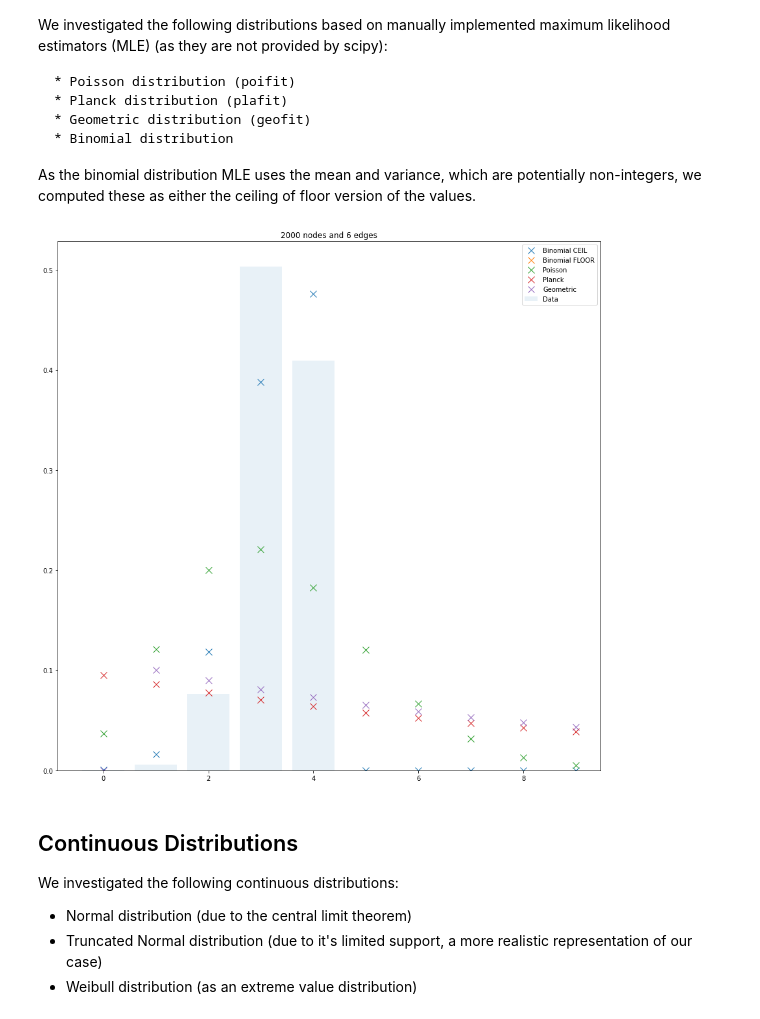
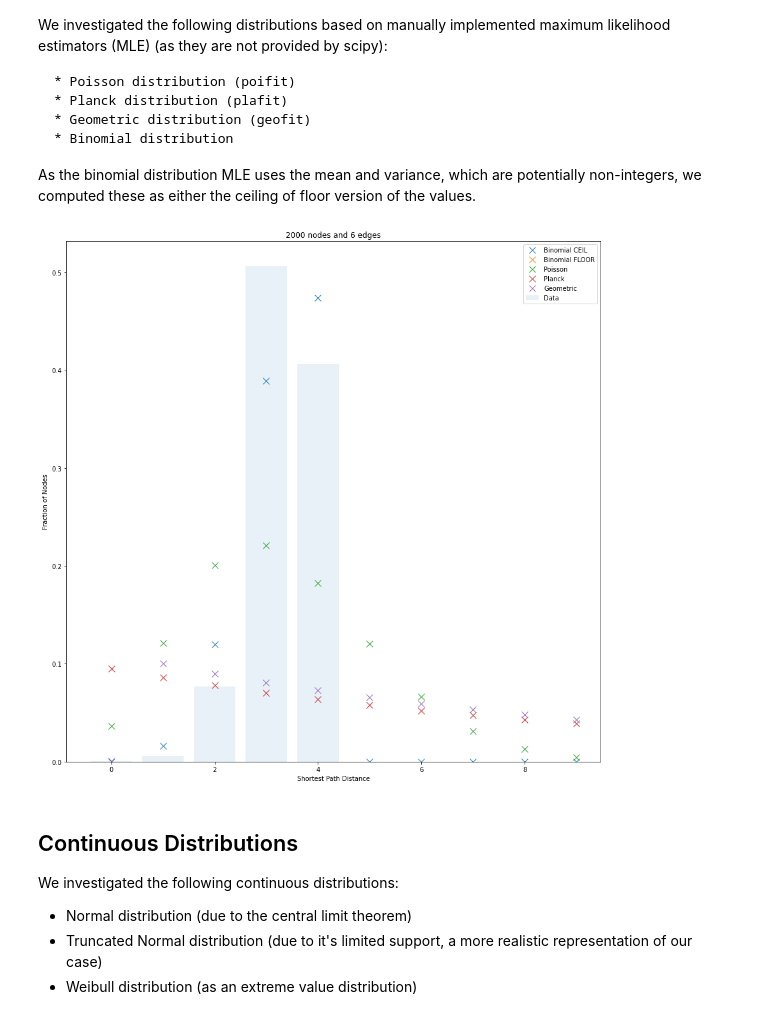
Before and after one commit to vs-uulm/eta-adaptive, a Jupyter notebook: Distribution Model.ipynb, the cells around one changed output. Cells and saved outputs as stored; diff of their text form; code cells hidden in the pictures.

```diff
--- a/Distribution Model.ipynb
+++ b/Distribution Model.ipynb
@@ -77,34 +77,36 @@ x2 = testcase["x2"]
 
 marksize = 10
 
 # manual maximum likelihood fitting
 # as those are not supported directly by scipy
 poifit = poisson(sum([a*b for a, b in zip(testcase["freq"], x)]))
 plafit = planck(1/sum(x))
 geofit = geom(1/sum(x))
 # binomial fit
 var = np.var(testcase["expandeddata"])
 m = np.mean(testcase["expandeddata"])
 p = 1 - var/m
 n = m/p
 binfit = binom(math.ceil(n), m/math.ceil(n))
 binfit2 = binom(math.floor(n), m/math.floor(n))
 
 plt.plot(x2, binfit.pmf(x2), 'x', markersize=marksize, label="Binomial CEIL")
 plt.plot(x2, binfit2.pmf(x2), 'x', markersize=marksize, label="Binomial FLOOR")
 
 plt.bar(x, testcase["freq"], label="Data", alpha=0.1)
 
 fits = [poifit, plafit, geofit]
 names = ["Poisson", "Planck", "Geometric"]
 
 for fit, name in zip(fits, names):
     plt.plot(x2, fit.pmf(x2), 'x', markersize=marksize, label=name)
 plt.legend()
 plt.title(str(nodes)+" nodes and "+ str(edges)+" edges")
+plt.xlabel("Shortest Path Distance")
+plt.ylabel("Fraction of Nodes")
 plt.show()
 # %% [output]
-[figure, old version]
+[figure, new version]
 # %% [markdown]
 ## Continuous Distributions
 
```
Also changed, not shown: parts of 5 cells of this notebook, 1 other file.
